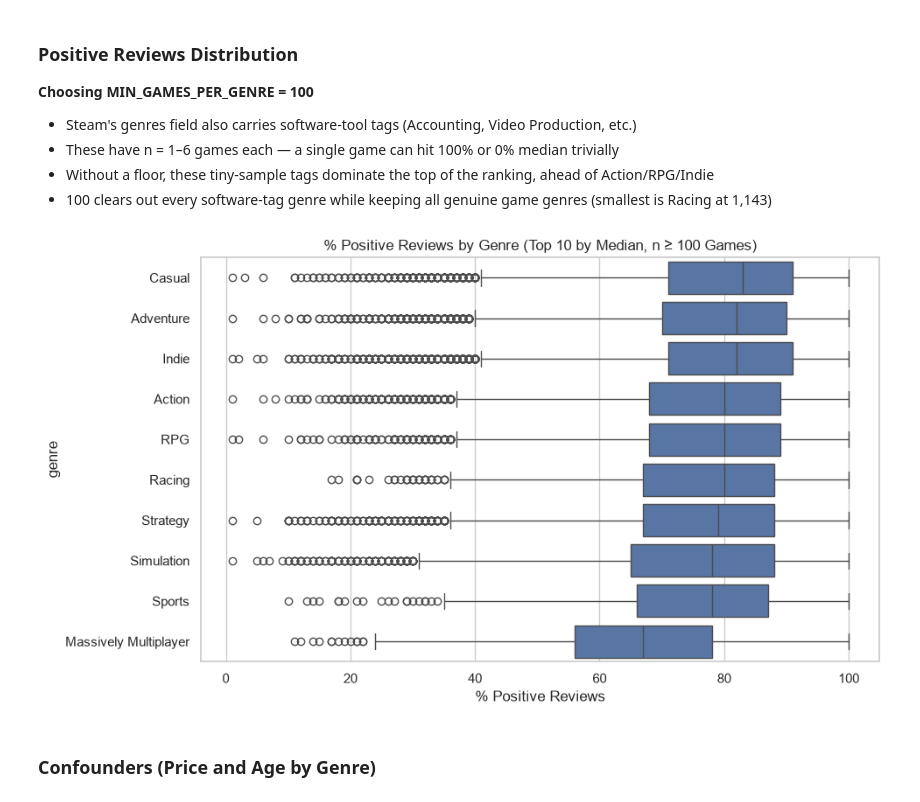
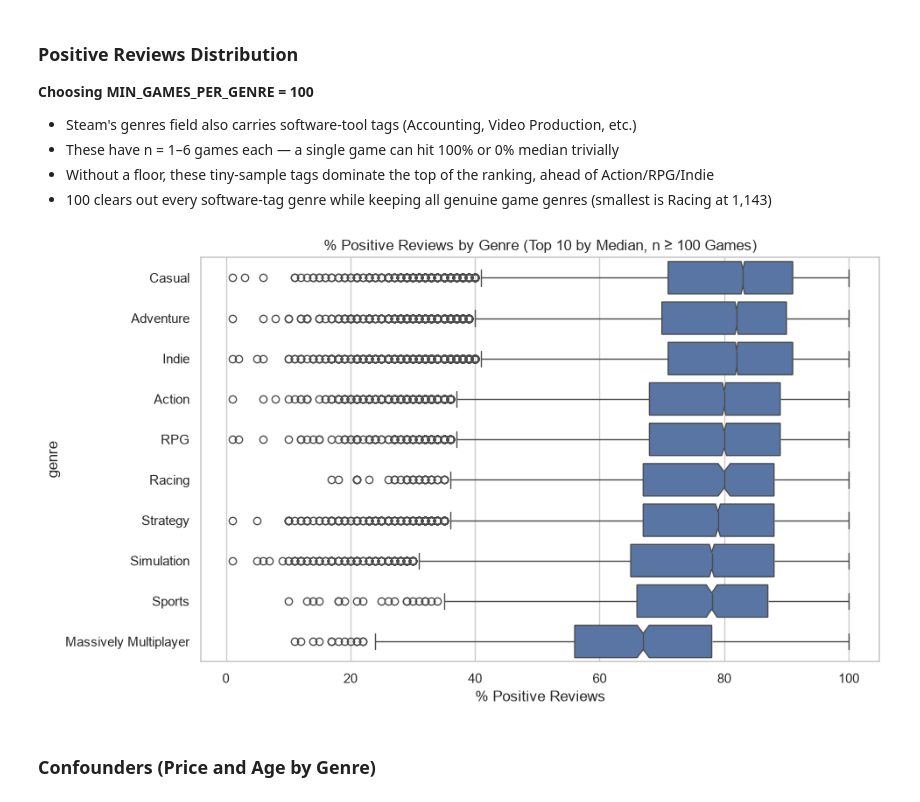
Before and after one commit to rakeikahukoti-del/DATA301-GP, a Jupyter notebook: notebooks/eda-rakei.ipynb, the cells around one changed output. Saved outputs shown, nothing was run; the diff lists cells and outputs as text; code cells hidden in the pictures.

```diff
--- a/notebooks/eda-rakei.ipynb
+++ b/notebooks/eda-rakei.ipynb
@@ -176,17 +185,19 @@ plt.show()
 # %%
 genre_counts = df_genre["genre"].value_counts()
 eligible_genres = genre_counts[genre_counts >= MIN_GAMES_PER_GENRE].index
 
 genre_order = (df_genre[df_genre["genre"].isin(eligible_genres)].groupby("genre")["pct_pos_total"].median().sort_values(ascending=False))
 top10 = genre_order.head(10).index
 
 plt.figure(figsize=(10, 6))
-sns.boxplot(data=df_genre[df_genre["genre"].isin(top10)],x="pct_pos_total", y="genre", order=top10)
+sns.boxplot(data=df_genre[df_genre["genre"].isin(top10)],x="pct_pos_total", y="genre", order=top10, notch=True)
 plt.title("% Positive Reviews by Genre (Top 10 by Median, n ≥ 100 Games)")
 plt.xlabel("% Positive Reviews")
+
+plt.savefig("../assets/rakei-assets/figure4.svg", format="svg", bbox_inches="tight")
 plt.show()
 # %% [output]
-[figure, old version]
+[figure, new version]
 # %% [markdown]
 ### Confounders (Price and Age by Genre)
 # %%
```
Also changed, not shown: parts of 5 cells of this notebook, 28 other files.
